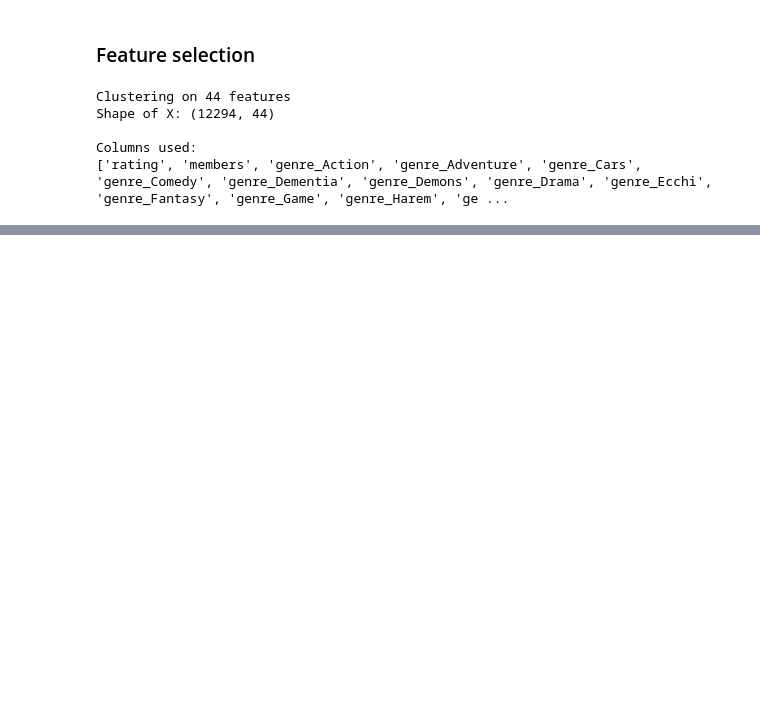
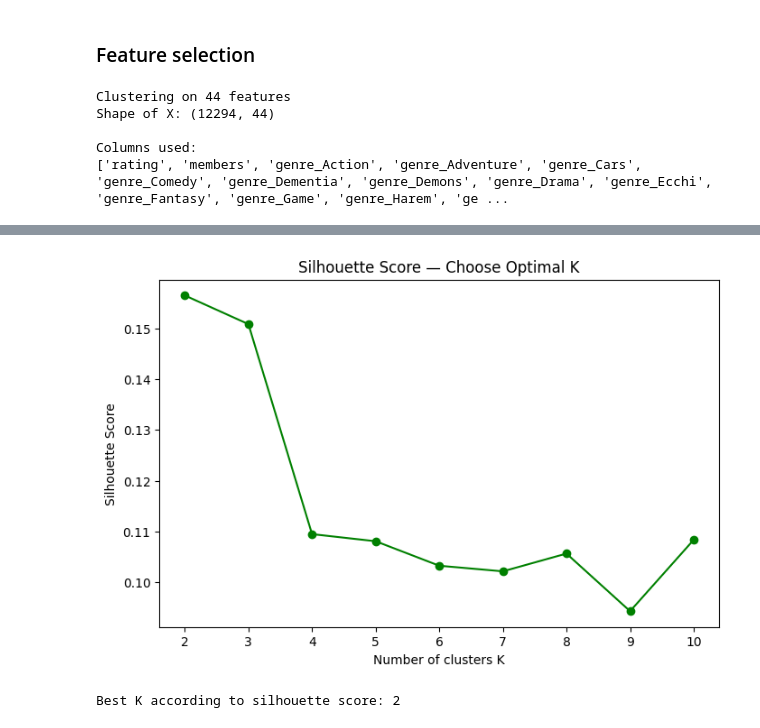
Before and after one commit to kaoutherbensaddek/anime-data-mining, a Jupyter notebook: notebooks/04_clustering.ipynb, the cells around one changed output, grey strips where cells are left out. Saved outputs shown, nothing was run; the diff lists cells and outputs as text; code cells hidden in the pictures; blank space fills up the shorter version.

```diff
--- a/notebooks/04_clustering.ipynb
+++ b/notebooks/04_clustering.ipynb
@@ -62,0 +99,24 @@ Columns used:
+# %%
+sil_scores = []
+
+for k in K_range:
+    kmeans = KMeans(n_clusters=k, random_state=42)
+    labels = kmeans.fit_predict(x)
+    score = silhouette_score(x, labels)
+    sil_scores.append(score)
+
+# Plot Silhouette scores
+plt.figure(figsize=(8,5))
+plt.plot(K_range, sil_scores, 'o-', color='green')
+plt.title("Silhouette Score — Choose Optimal K")
+plt.xlabel("Number of clusters K")
+plt.ylabel("Silhouette Score")
+plt.xticks(K_range)
+plt.show()
+
+# Print best K based on max silhouette
+best_k = K_range[np.argmax(sil_scores)]
+print(f"Best K according to silhouette score: {best_k}")
+# %% [output]
+[figure, added]
+Best K according to silhouette score: 2
```
Also changed, not shown: parts of 12 cells of this notebook, 6 other files.
